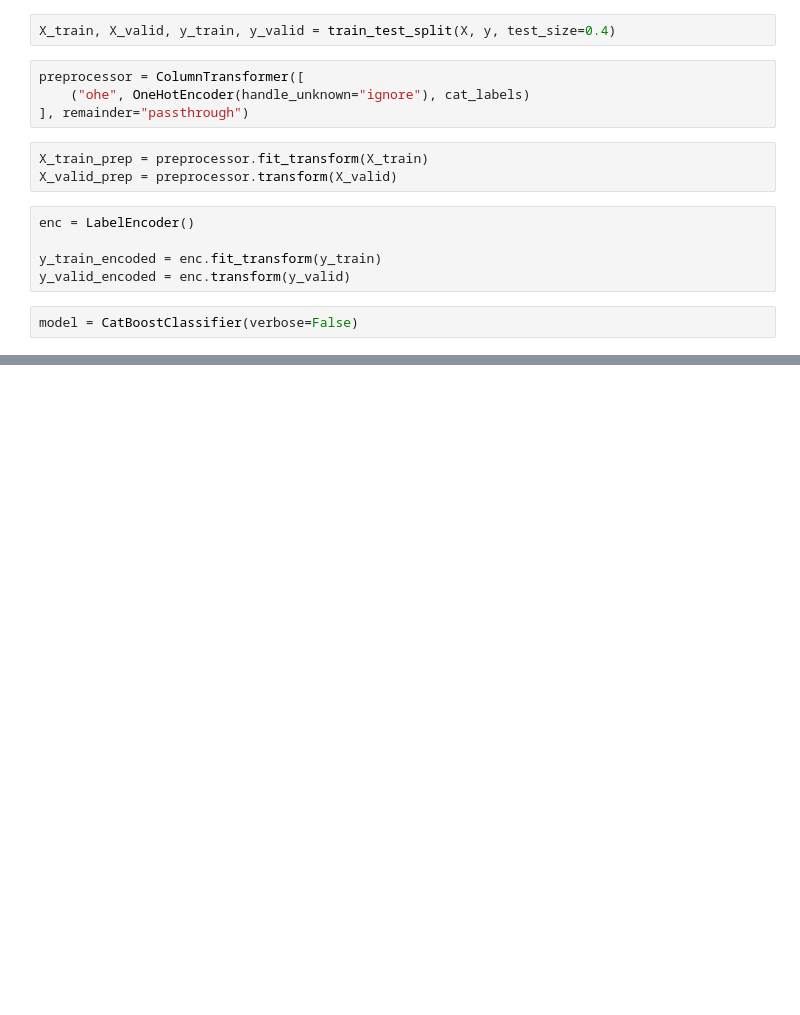
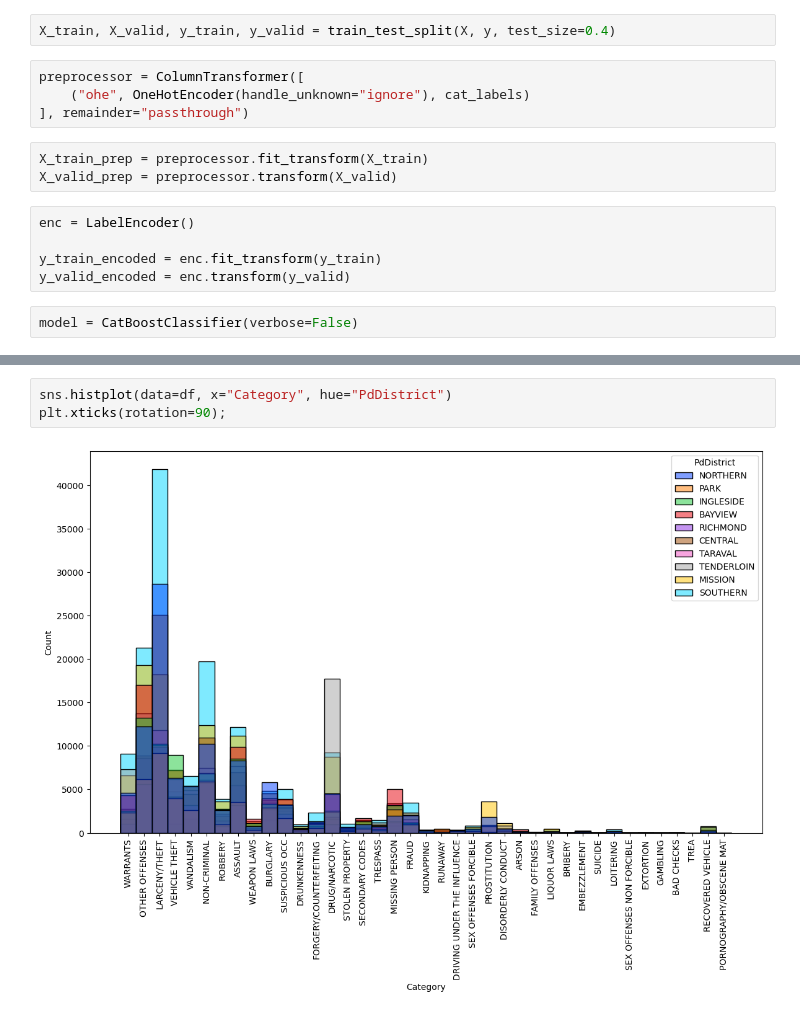
Before and after one commit to msnkr/kaggle_comps, a Jupyter notebook: San Francisco Crime Classification/Untitled.ipynb, the cells around one changed output, grey strips where cells are left out. Cells and saved outputs as stored; diff of their text form; blank space fills up the shorter version.

```diff
--- a/San Francisco Crime Classification/Untitled.ipynb
+++ b/San Francisco Crime Classification/Untitled.ipynb
@@ -133,0 +153,5 @@ model.score(X_valid_prep, y_valid_encoded)
+# %%
+sns.histplot(data=df, x="Category", hue="PdDistrict")
+plt.xticks(rotation=90);
+# %% [output]
+[figure, added]
```
Also changed, not shown: parts of 9 cells of this notebook, 6 other files.
